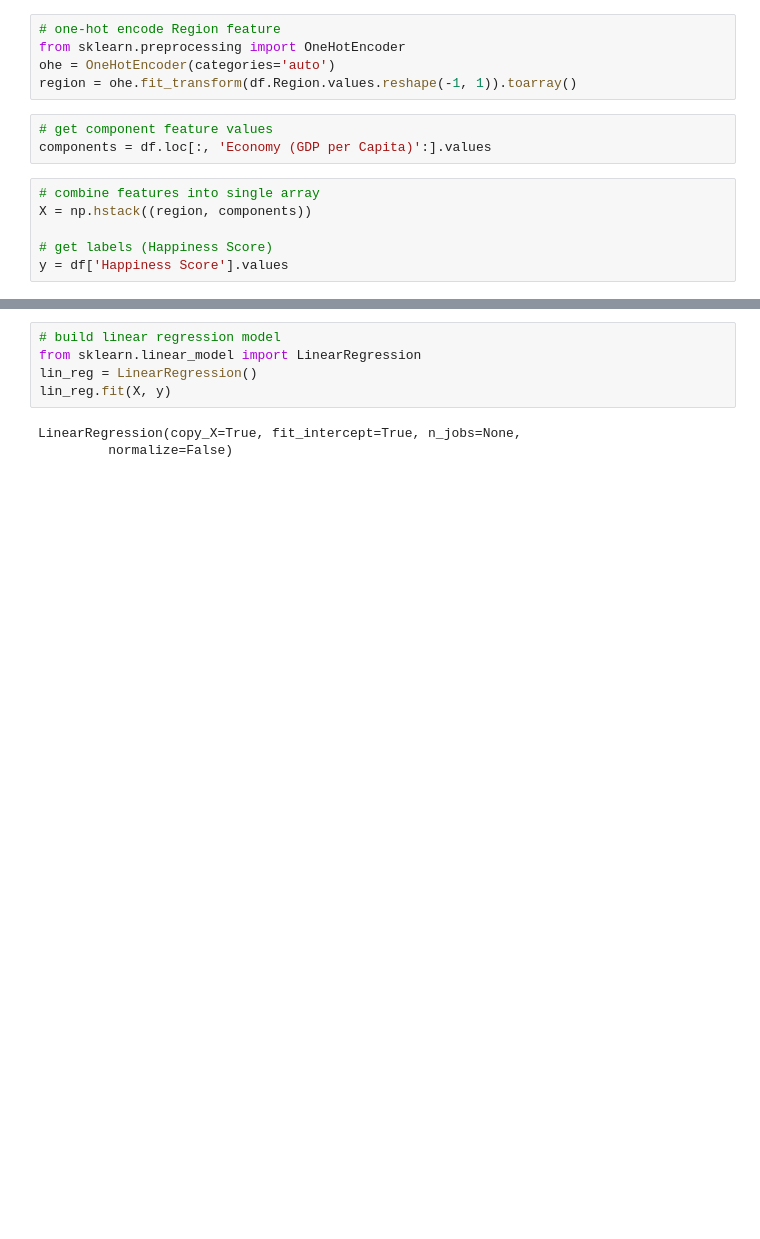
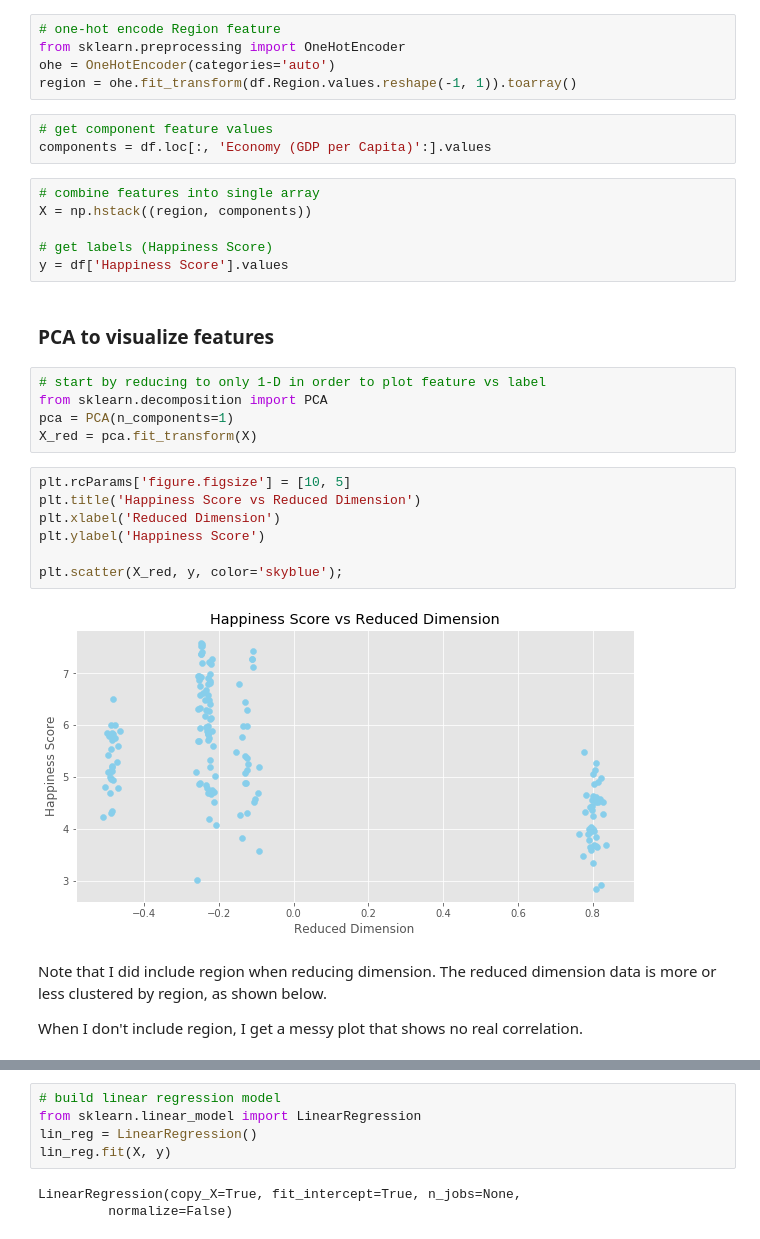
Before and after one commit to neil-ash/Kaggle, a Jupyter notebook: World_Happiness/World_Happiness_Exploration.ipynb, the cells around one changed output, grey strips where cells are left out. Saved outputs shown, nothing was run; the diff lists cells and outputs as text; blank space fills up the shorter version.

Commit message:
PCA for data viz

```diff
--- a/World_Happiness/World_Happiness_Exploration.ipynb
+++ b/World_Happiness/World_Happiness_Exploration.ipynb
@@ -260,3 +261,23 @@ X = np.hstack((region, components))
 
 # get labels (Happiness Score)
 y = df['Happiness Score'].values
+# %% [markdown]
+### PCA to visualize features
+# %%
+# start by reducing to only 1-D in order to plot feature vs label
+from sklearn.decomposition import PCA
+pca = PCA(n_components=1)
+X_red = pca.fit_transform(X)
+# %%
+plt.rcParams['figure.figsize'] = [10, 5]
+plt.title('Happiness Score vs Reduced Dimension')
+plt.xlabel('Reduced Dimension')
+plt.ylabel('Happiness Score')
+
+plt.scatter(X_red, y, color='skyblue');
+# %% [output]
+[figure, added]
+# %% [markdown]
+Note that I did include region when reducing dimension. The reduced dimension data is more or less clustered by region, as shown below.
+
+When I don't include region, I get a messy plot that shows no real correlation.
```
Also changed, not shown: parts of 14 cells of this notebook.
